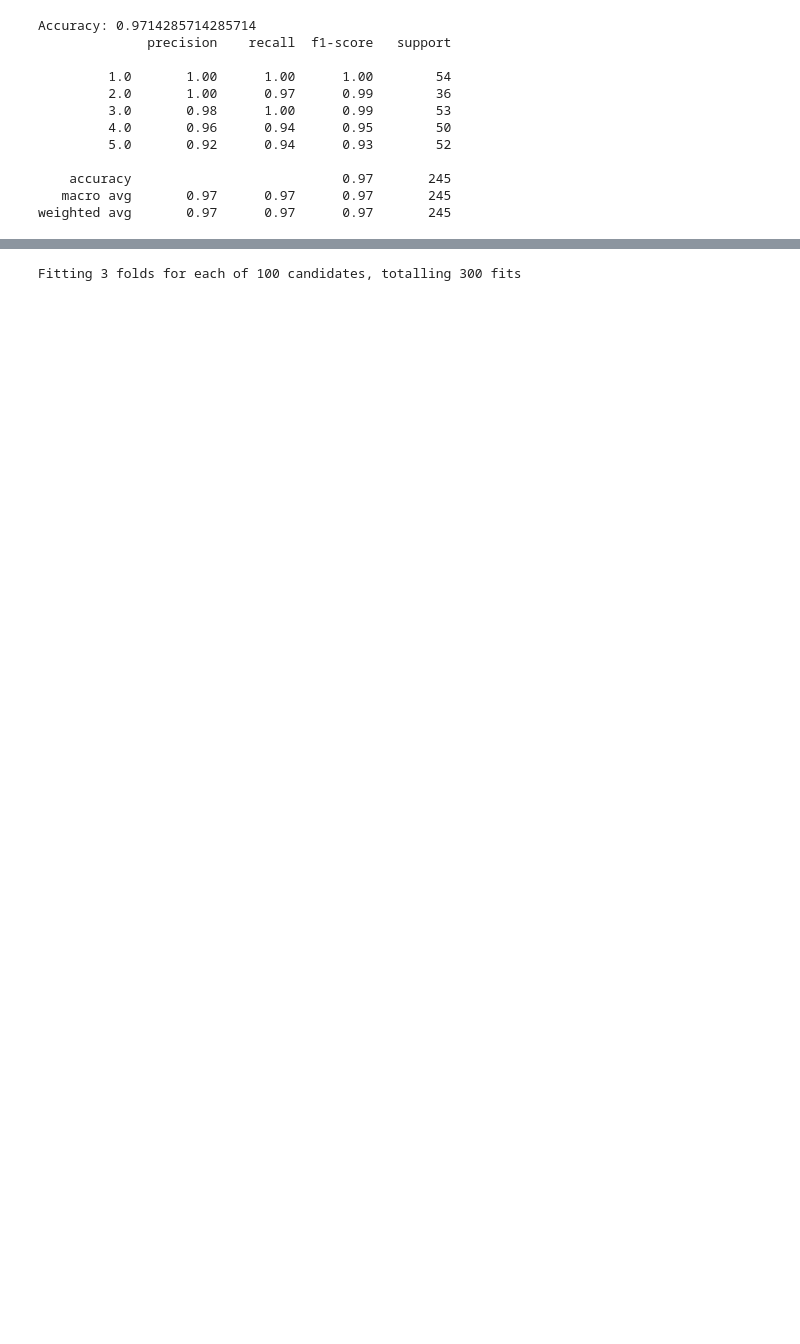
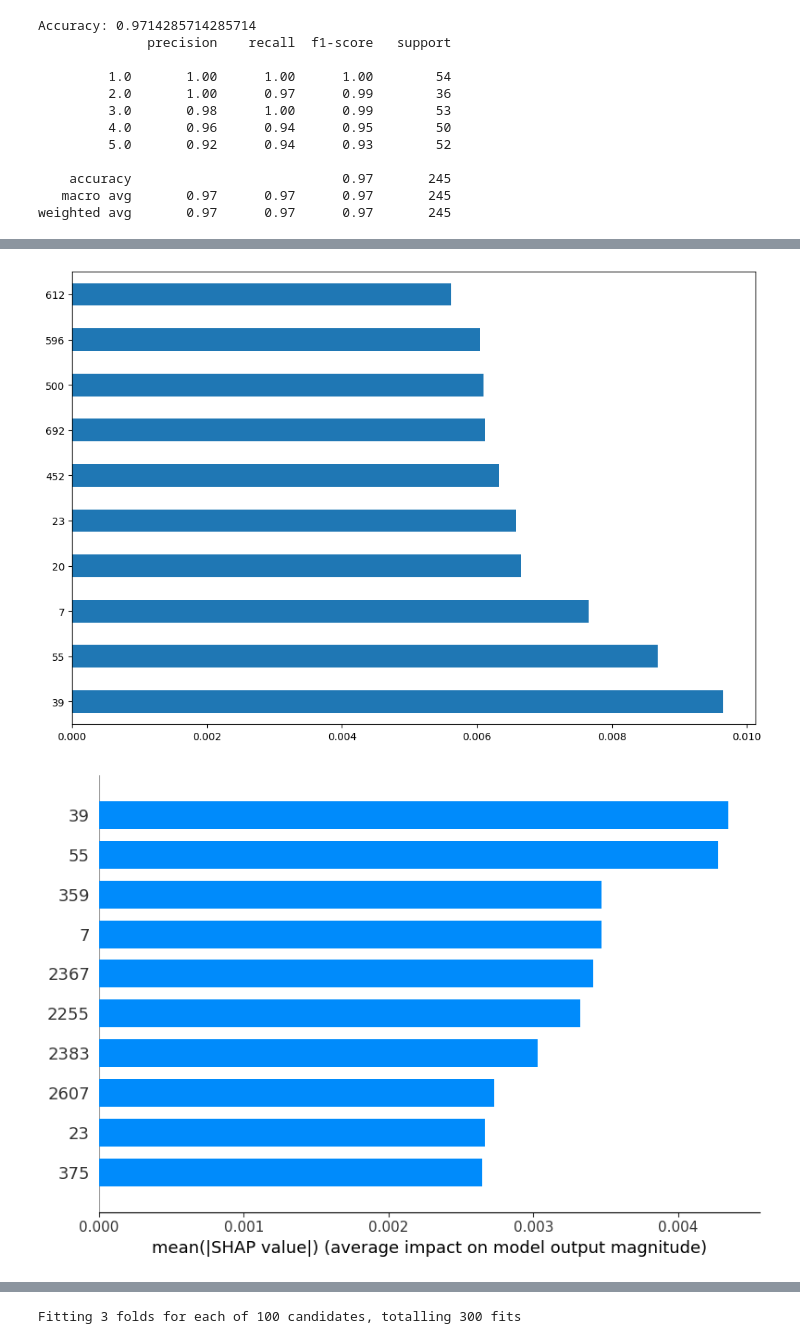
Before and after one commit to sunyrain/MLTask, a Jupyter notebook: basic learnings.ipynb, the cells around one changed output, grey strips where cells are left out. Saved outputs shown, nothing was run; the diff lists cells and outputs as text; code cells hidden in the pictures; blank space fills up the shorter version.

```diff
--- a/basic learnings.ipynb
+++ b/basic learnings.ipynb
@@ -24,15 +28,14 @@ def load_data(train_path, test_path):
     Ytrain = train_df['Label'].values
     Xtest = test_df.drop('Label', axis=1).values
     Ytest = test_df['Label'].values
-
     # 洗牌训练数据
     #Xtrain, Ytrain = shuffle(Xtrain, Ytrain)
 
     return Xtrain, Ytrain, Xtest, Ytest
 
 
-def apply_feature_extraction(Xtrain, Xtest, Ytrain):
-    model = PCA(n_components=0.99)
+def apply_feature_extraction(Xtrain, Xtest):
+    model = PCA(n_components=0.999)
     #输出特征数量
     print(model.n_components)
     Xtrain_transformed = model.fit_transform(Xtrain)
@@ -41,5 +44,5 @@ def apply_feature_extraction(Xtrain, Xtest, Ytrain):
     return Xtrain_transformed, Xtest_transformed
 # %%
 Xtrain, Ytrain, Xtest, Ytest = load_data('train_dataset.csv', 'test_dataset.csv')
-Xtrain_transformed, Xtest_transformed = apply_feature_extraction(Xtrain, Xtest, Ytrain)
+Xtrain_transformed, Xtest_transformed = apply_feature_extraction(Xtrain, Xtest)
 # %% [output]
@@ -69,3 +68,10 @@ Accuracy: 0.9714285714285714
     accuracy                           0.97       245
    macro avg       0.97      0.97      0.97       245
 weighted avg       0.97      0.97      0.97       245
+# %%
+rfc = RandomForestClassifier(random_state=3407, n_estimators=1000)
+rfc = rfc.fit(Xtrain_transformed, Ytrain)
+Ypred = rfc.predict(Xtest_transformed)
+accuracy = accuracy_score(Ytest, Ypred)
+print("Accuracy:", accuracy)
+print(classification_report(Ytest, Ypred))
@@ -72 +91,19 @@ weighted avg       0.97      0.97      0.97       245
+# %%
+# # 特征重要性可视化
+feature_names = [str(i) for i in range(2880)]
+plt.figure(figsize=(12, 8))
+feat_importances = pd.Series(rfc.feature_importances_, index=feature_names)
+feat_importances.nlargest(10).plot(kind='barh')
+plt.show()
+
+# 使用SHAP进行模型解释
+explainer = shap.TreeExplainer(rfc)
+shap_values = explainer.shap_values(Xtest)
+
+# 总结图可视化
+# 展示十个最重要的特征
+shap.summary_plot(shap_values[3], Xtest, plot_type="bar", feature_names=feature_names, max_display=10)
+# %% [output]
+[figure, added]
+[figure, added]
 # %%
```
Also changed, not shown: parts of 8 cells of this notebook, 9 other files.
